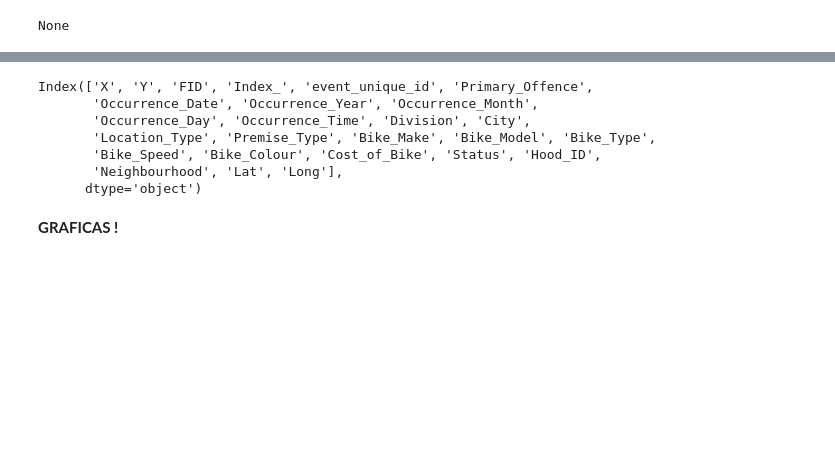
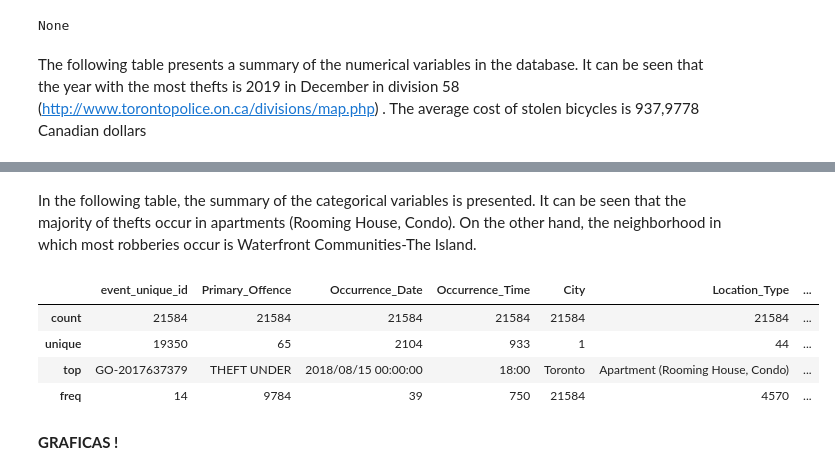
Before and after one commit to TEAM-IMT/bikes-theft-model, a Jupyter notebook: Codigos/Bicycle Thefts_Toronto.ipynb, the cells around one changed output, grey strips where cells are left out. Cells and saved outputs as stored; diff of their text form; code cells hidden in the pictures; blank space fills up the shorter version.

```diff
--- a/Codigos/Bicycle Thefts_Toronto.ipynb
+++ b/Codigos/Bicycle Thefts_Toronto.ipynb
@@ -236,6 +232,8 @@ Data columns (total 26 columns):
 dtypes: float64(5), int64(8), object(13)
 memory usage: 4.3+ MB
 None
+# %% [markdown]
+The following table presents a summary of the numerical variables in the database. It can be seen that the year with the most thefts is 2019 in December in division 58 (http://www.torontopolice.on.ca/divisions/map.php) . The average cost of stolen bicycles is 937,9778 Canadian dollars
 # %%
 data_bikes.describe()
 # %% [output]
@@ -248,16 +246,16 @@ data_bikes.describe()
 | 50% | -8.837888e+06 | 5.413239e+06 | 10792.500000 | 10930.500000 | 2017.000000 | 7.000000 | 16.000000 | 51.000000 | ... |
 | 75% | -8.835999e+06 | 5.415879e+06 | 16188.250000 | 16401.250000 | 2018.000000 | 9.000000 | 23.000000 | 52.000000 | ... |
 | max | -8.807967e+06 | 5.440182e+06 | 21584.000000 | 22061.000000 | 2019.000000 | 12.000000 | 31.000000 | 58.000000 | ... |
-# %%
-data_bikes.columns
-# %% [output]
-Index(['X', 'Y', 'FID', 'Index_', 'event_unique_id', 'Primary_Offence',
-       'Occurrence_Date', 'Occurrence_Year', 'Occurrence_Month',
-       'Occurrence_Day', 'Occurrence_Time', 'Division', 'City',
-       'Location_Type', 'Premise_Type', 'Bike_Make', 'Bike_Model', 'Bike_Type',
-       'Bike_Speed', 'Bike_Colour', 'Cost_of_Bike', 'Status', 'Hood_ID',
-       'Neighbourhood', 'Lat', 'Long'],
-      dtype='object')
+# %% [markdown]
+In the following table, the summary of the categorical variables is presented. It can be seen that the majority of thefts occur in apartments (Rooming House, Condo). On the other hand, the neighborhood in which most robberies occur is Waterfront Communities-The Island.
+# %%
+data_bikes.describe(include=['object'])
+# %% [output]
+|  | event_unique_id | Primary_Offence | Occurrence_Date | Occurrence_Time | City | Location_Type | ... |
+| count | 21584 | 21584 | 21584 | 21584 | 21584 | 21584 | ... |
+| unique | 19350 | 65 | 2104 | 933 | 1 | 44 | ... |
+| top | GO-2017637379 | THEFT UNDER | 2018/08/15 00:00:00 | 18:00 | Toronto | Apartment (Rooming House, Condo) | ... |
+| freq | 14 | 9784 | 39 | 750 | 21584 | 4570 | ... |
 # %% [markdown]
 **GRAFICAS !**
 # %%
```
Also changed, not shown: parts of 6 cells of this notebook, 2 other files.
